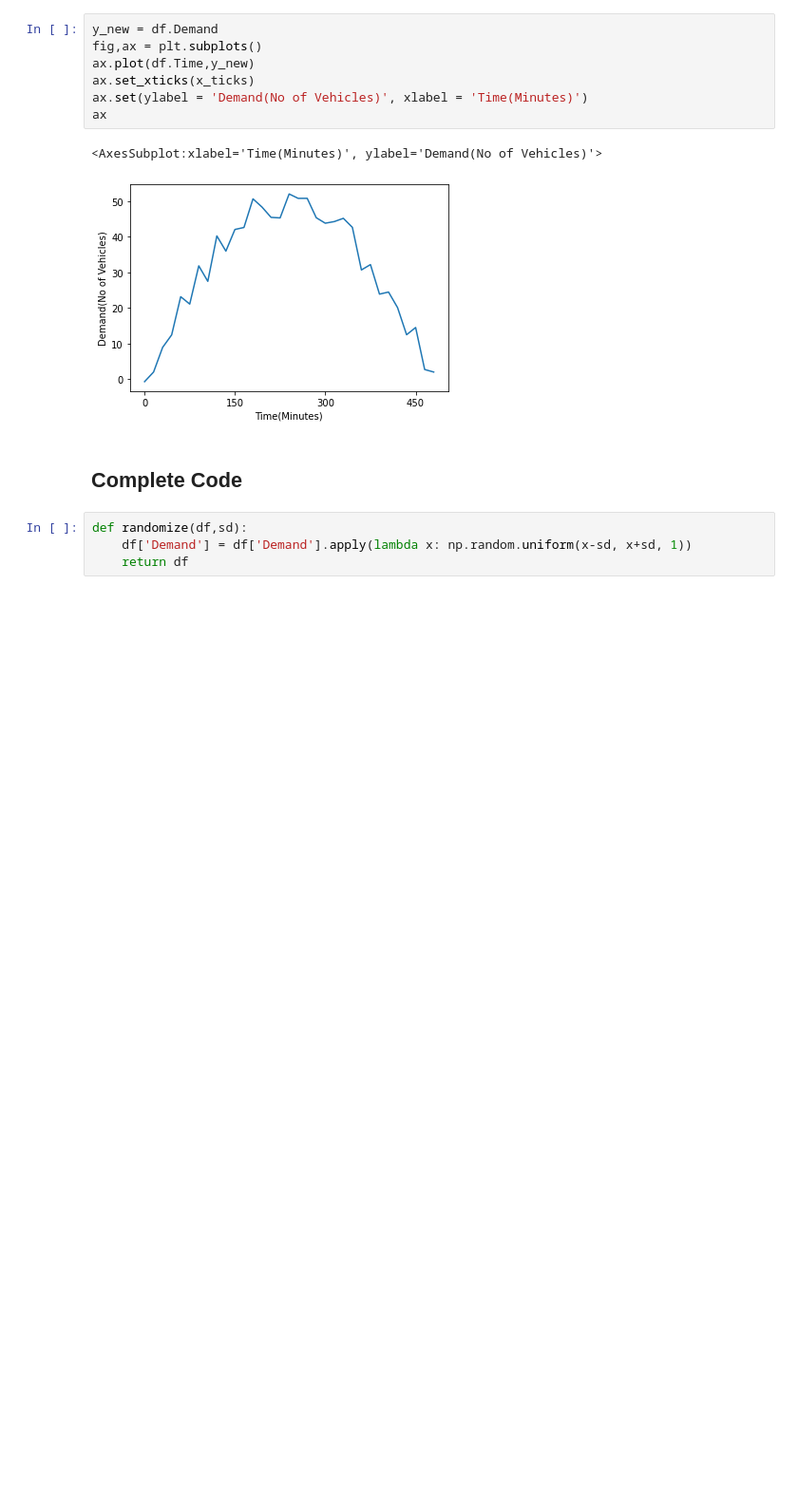
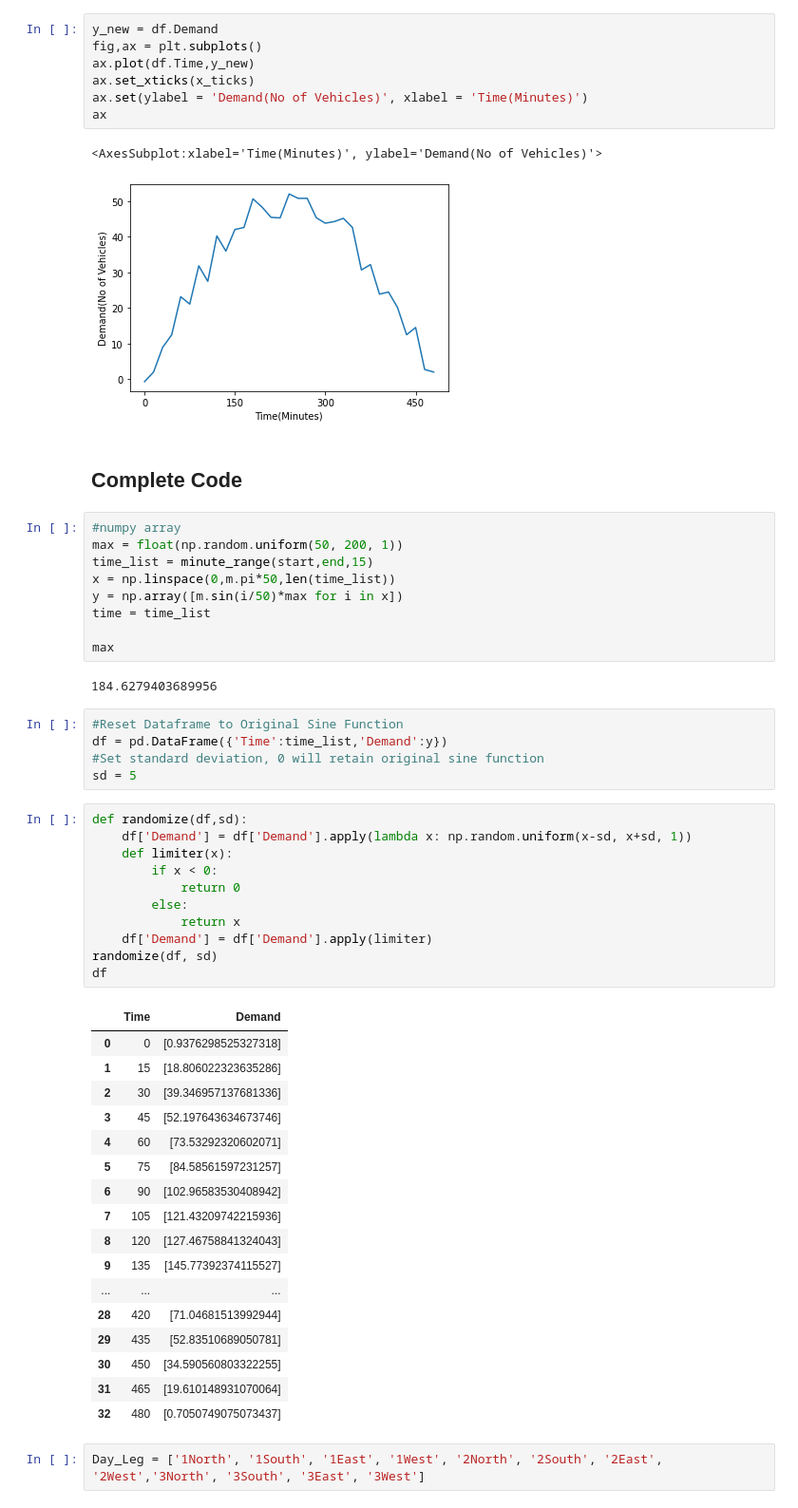
Before and after one commit to gsulay/XUTrafficSignalOptimization2122, a Jupyter notebook: Data Processing.ipynb, the cells around one changed output. Shown at 95% size. Drawn from its saved outputs; the diff is of its cells as text; blank space fills up the shorter version.

Commit message:
Integration of Limiter

```diff
--- a/Data Processing.ipynb
+++ b/Data Processing.ipynb
@@ -87,7 +86,50 @@ ax
 [figure]
 # %% [markdown]
 ## Complete Code
+# %%
+#numpy array
+max = float(np.random.uniform(50, 200, 1))
+time_list = minute_range(start,end,15)
+x = np.linspace(0,m.pi*50,len(time_list))
+y = np.array([m.sin(i/50)*max for i in x])
+time = time_list
+
+max
+# %% [output]
+184.6279403689956
+# %%
+#Reset Dataframe to Original Sine Function
+df = pd.DataFrame({'Time':time_list,'Demand':y})
+#Set standard deviation, 0 will retain original sine function
+sd = 5
 # %%
 def randomize(df,sd):
     df['Demand'] = df['Demand'].apply(lambda x: np.random.uniform(x-sd, x+sd, 1))
-    return df
+    def limiter(x):
+        if x < 0:
+            return 0
+        else:
+            return x
+    df['Demand'] = df['Demand'].apply(limiter)
+randomize(df, sd)
+df
+# %% [output]
+|  | Time | Demand |
+| 0 | 0 | [0.9376298525327318] |
+| 1 | 15 | [18.806022323635286] |
+| 2 | 30 | [39.346957137681336] |
+| 3 | 45 | [52.197643634673746] |
+| 4 | 60 | [73.53292320602071] |
+| 5 | 75 | [84.58561597231257] |
+| 6 | 90 | [102.96583530408942] |
+| 7 | 105 | [121.43209742215936] |
+| 8 | 120 | [127.46758841324043] |
+| 9 | 135 | [145.77392374115527] |
+| ... | ... | ... |
+| 28 | 420 | [71.04681513992944] |
+| 29 | 435 | [52.83510689050781] |
+| 30 | 450 | [34.590560803322255] |
+| 31 | 465 | [19.610148931070064] |
+| 32 | 480 | [0.7050749075073437] |
+# %%
+Day_Leg = ['1North', '1South', '1East', '1West', '2North', '2South', '2East', '2West','3North', '3South', '3East', '3West']
```
Also changed, not shown: parts of 1 cell of this notebook.
